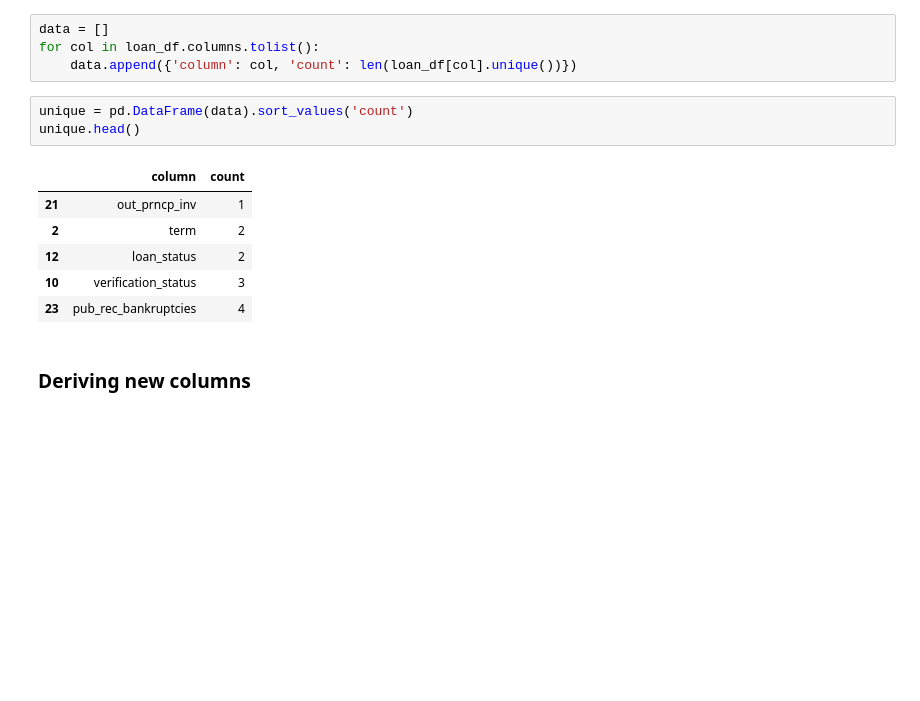
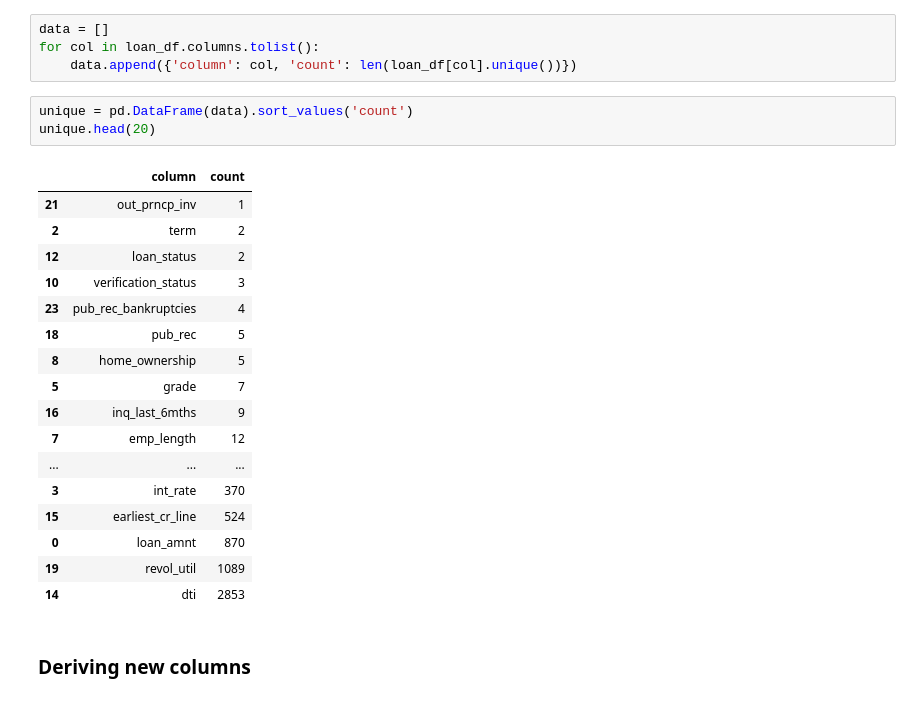
Before and after one commit to dichaudhary/lending-club-case-study, a Jupyter notebook: lending-case-study.ipynb, the cells around one changed output. Saved outputs shown, nothing was run; the diff lists cells and outputs as text; blank space fills up the shorter version.

```diff
--- a/lending-case-study.ipynb
+++ b/lending-case-study.ipynb
@@ -113,14 +113,25 @@ for col in loan_df.columns.tolist():
     data.append({'column': col, 'count': len(loan_df[col].unique())})
 # %%
 unique = pd.DataFrame(data).sort_values('count')
-unique.head()
+unique.head(20)
 # %% [output]
 |  | column | count |
 | 21 | out_prncp_inv | 1 |
 | 2 | term | 2 |
 | 12 | loan_status | 2 |
 | 10 | verification_status | 3 |
 | 23 | pub_rec_bankruptcies | 4 |
+| 18 | pub_rec | 5 |
+| 8 | home_ownership | 5 |
+| 5 | grade | 7 |
+| 16 | inq_last_6mths | 9 |
+| 7 | emp_length | 12 |
+| ... | ... | ... |
+| 3 | int_rate | 370 |
+| 15 | earliest_cr_line | 524 |
+| 0 | loan_amnt | 870 |
+| 19 | revol_util | 1089 |
+| 14 | dti | 2853 |
 # %% [markdown]
 ### Deriving new columns
 # %%
```
Also changed, not shown: parts of 17 cells of this notebook.
